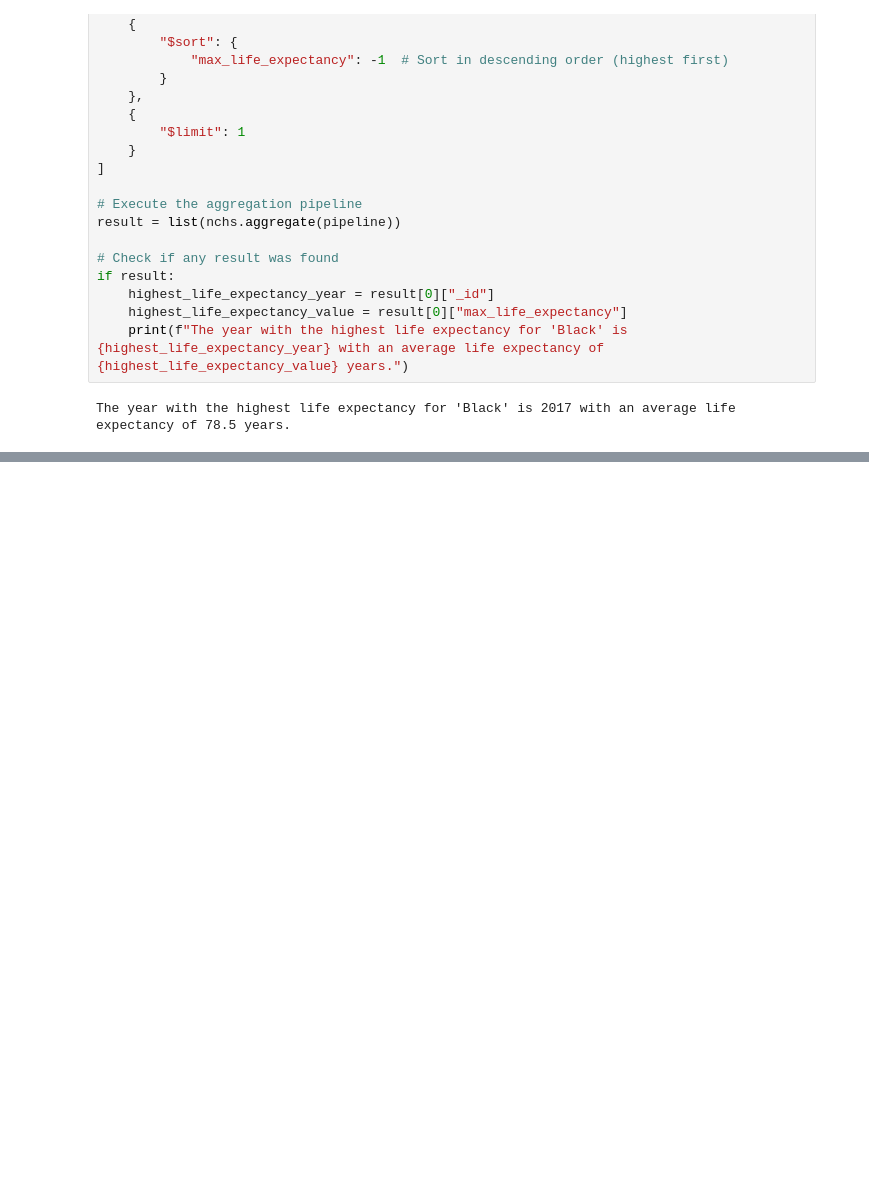
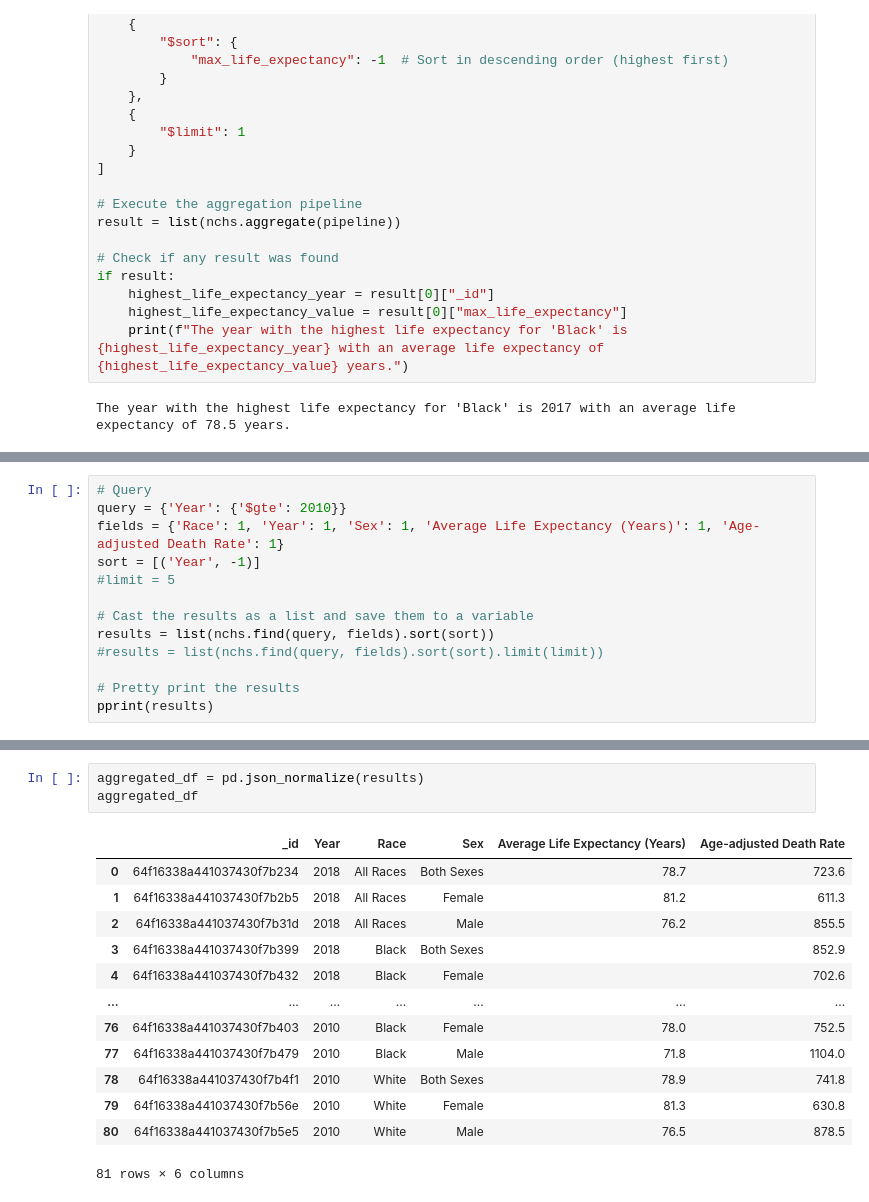
Before and after one commit to lukeschumaker/health_trends_ETL, a Jupyter notebook: nchs_starter_code_valdivieso_patel_schumaker.ipynb, the cells around one changed output, grey strips where cells are left out. Drawn from its saved outputs; the diff is of its cells as text; blank space fills up the shorter version.

```diff
--- a/nchs_starter_code_valdivieso_patel_schumaker.ipynb
+++ b/nchs_starter_code_valdivieso_patel_schumaker.ipynb
@@ -196,0 +184,13 @@ print(summary_stats)
+# %%
+# Query
+query = {'Year': {'$gte': 2010}}
+fields = {'Race': 1, 'Year': 1, 'Sex': 1, 'Average Life Expectancy (Years)': 1, 'Age-adjusted Death Rate': 1}
+sort = [('Year', -1)]
+#limit = 5
+
+# Cast the results as a list and save them to a variable
+results = list(nchs.find(query, fields).sort(sort))
+#results = list(nchs.find(query, fields).sort(sort).limit(limit))
+
+# Pretty print the results
+pprint(results)
@@ -196,0 +215,17 @@ print(summary_stats)
+# %%
+aggregated_df = pd.json_normalize(results)
+aggregated_df
+# %% [output]
+|  | _id | Year | Race | Sex | Average Life Expectancy (Years) | Age-adjusted Death Rate |
+| 0 | 64f16338a441037430f7b234 | 2018 | All Races | Both Sexes | 78.7 | 723.6 |
+| 1 | 64f16338a441037430f7b2b5 | 2018 | All Races | Female | 81.2 | 611.3 |
+| 2 | 64f16338a441037430f7b31d | 2018 | All Races | Male | 76.2 | 855.5 |
+| 3 | 64f16338a441037430f7b399 | 2018 | Black | Both Sexes |  | 852.9 |
+| 4 | 64f16338a441037430f7b432 | 2018 | Black | Female |  | 702.6 |
+| ... | ... | ... | ... | ... | ... | ... |
+| 76 | 64f16338a441037430f7b403 | 2010 | Black | Female | 78.0 | 752.5 |
+| 77 | 64f16338a441037430f7b479 | 2010 | Black | Male | 71.8 | 1104.0 |
+| 78 | 64f16338a441037430f7b4f1 | 2010 | White | Both Sexes | 78.9 | 741.8 |
+| 79 | 64f16338a441037430f7b56e | 2010 | White | Female | 81.3 | 630.8 |
+| 80 | 64f16338a441037430f7b5e5 | 2010 | White | Male | 76.5 | 878.5 |
+81 rows × 6 columns
```
Also changed, not shown: parts of 5 cells of this notebook, 4 other files.
